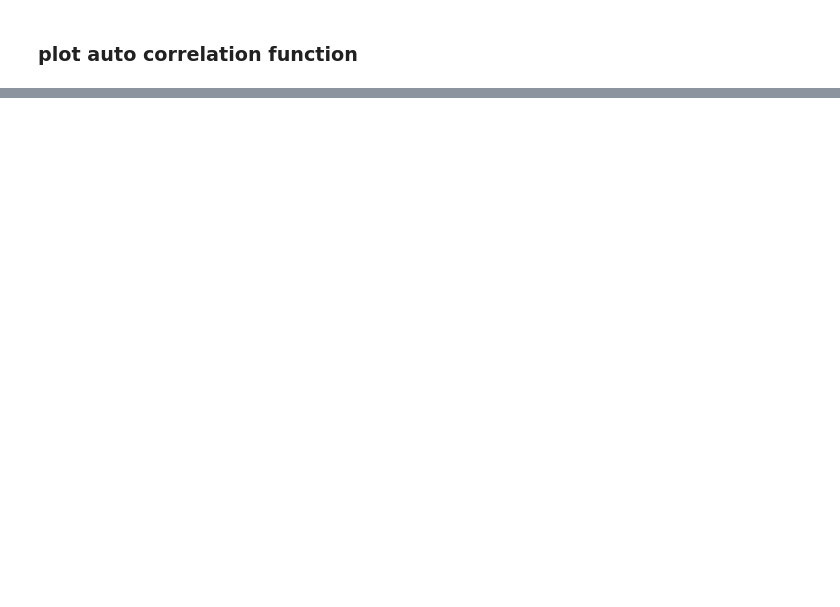
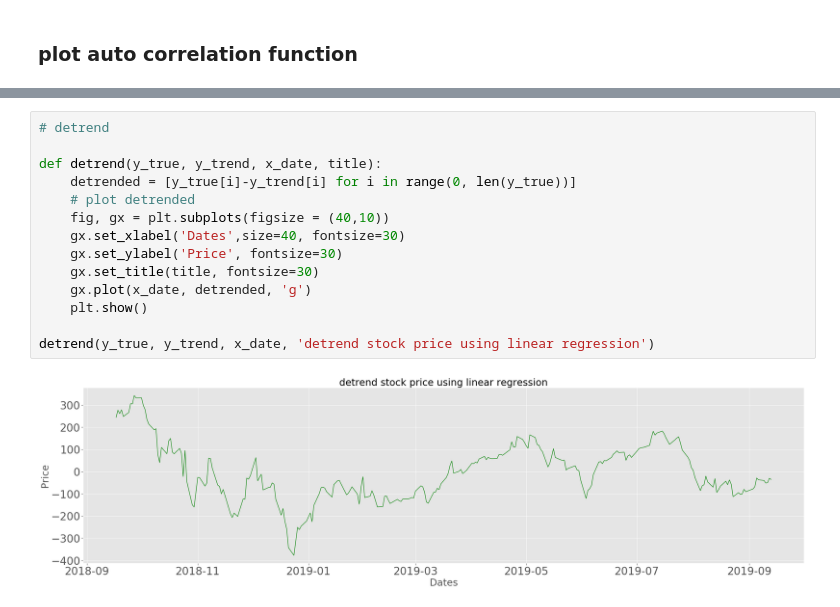
Before and after one commit to bondxue/FRE-6351-Time-Series-Anlysis, a Jupyter notebook: HW1-Seasonality-Stability-and-Detrending/HW1.ipynb, the cells around one changed output, grey strips where cells are left out. Cells and saved outputs as stored; diff of their text form; blank space fills up the shorter version.

```diff
--- a/HW1-Seasonality-Stability-and-Detrending/HW1.ipynb
+++ b/HW1-Seasonality-Stability-and-Detrending/HW1.ipynb
@@ -100,0 +129,16 @@ draw_acf_pacf(AMZN_df)
+# %%
+# detrend
+
+def detrend(y_true, y_trend, x_date, title):
+    detrended = [y_true[i]-y_trend[i] for i in range(0, len(y_true))]
+    # plot detrended
+    fig, gx = plt.subplots(figsize = (40,10))
+    gx.set_xlabel('Dates',size=40, fontsize=30)
+    gx.set_ylabel('Price', fontsize=30)
+    gx.set_title(title, fontsize=30)
+    gx.plot(x_date, detrended, 'g')
+    plt.show()
+
+detrend(y_true, y_trend, x_date, 'detrend stock price using linear regression')
+# %% [output]
+[figure, added]
```
Also changed, not shown: parts of 8 cells of this notebook, 1 other file.
